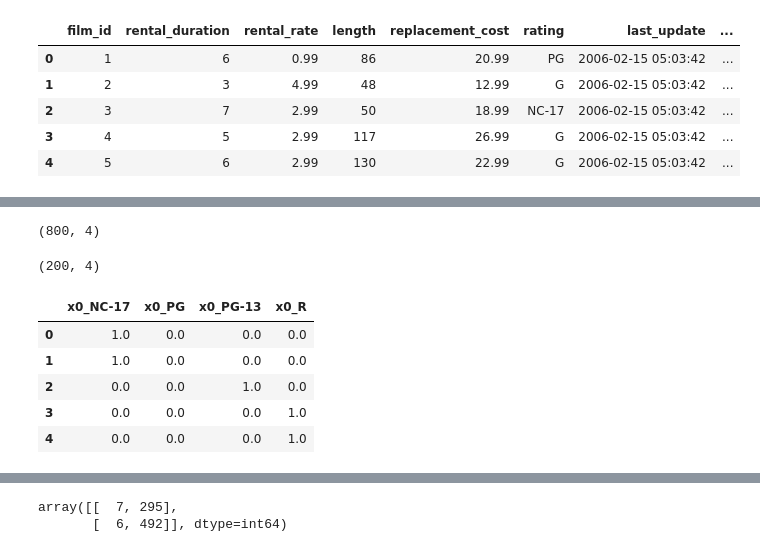
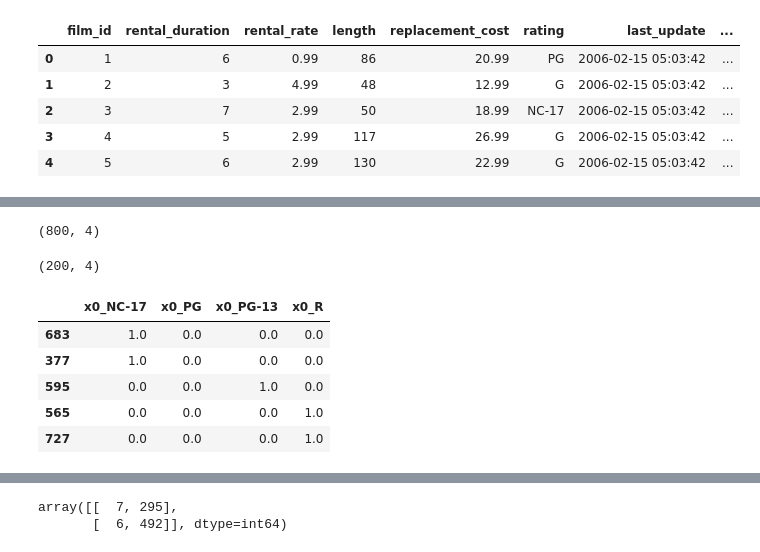
Before and after one commit to Verionyang/lab-predictions-logistic-regression, a Jupyter notebook: Lab - Making predictions with logistic regression.ipynb, the cells around one changed output, grey strips where cells are left out. Saved outputs shown, nothing was run; the diff lists cells and outputs as text; code cells hidden in the pictures.

```diff
--- a/Lab - Making predictions with logistic regression.ipynb
+++ b/Lab - Making predictions with logistic regression.ipynb
@@ -241,11 +241,11 @@ Name: rental_in_may, dtype: int64
 | 4 | 5 | 6 | 2.99 | 130 | 22.99 | G | 2006-02-15 05:03:42 | ... |
 # %%
 import numpy as np
-X = film1.drop(columns=['film_id','last_update','rental_in_may','rental_times_may'],axis=1)
+X = film1.drop(columns=['film_id','last_update','rental_times_may','rental_in_may'],axis=1)
 y = film1['rental_in_may']
 
 display(X.head())
-y
+y.head()
 # %% [output]
 |  | rental_duration | rental_rate | length | replacement_cost | rating | deleted_scenes | behind_the_scenes | ... |
 | 0 | 6 | 0.99 | 86 | 20.99 | PG | 1 | 1 | ... |
@@ -341,26 +308,26 @@ X_train_norm.head()
 # %%
 X_train_cate = X_train.select_dtypes('object')
 X_test_cate = X_test.select_dtypes('object')
 
 from sklearn.preprocessing import OneHotEncoder
 encoder = OneHotEncoder(drop='first')
 encoder.fit(X_train_cate)
 
 X_train_cate_np = encoder.transform(X_train_cate).toarray()
 X_test_cate_np = encoder.transform(X_test_cate).toarray()
 
-X_train_cat = pd.DataFrame(X_train_cate_np,columns=encoder.get_feature_names_out())
-X_test_cat = pd.DataFrame(X_test_cate_np,columns=encoder.get_feature_names_out())
+X_train_cat = pd.DataFrame(X_train_cate_np,columns=encoder.get_feature_names_out(),index=X_train_cate.index)
+X_test_cat = pd.DataFrame(X_test_cate_np,columns=encoder.get_feature_names_out(),index=X_test_cate.index)
 
 display(X_train_cat.shape)
 display(X_test_cat.shape)
 X_train_cat.head()
 # %% [output]
 (800, 4)
 (200, 4)
 |  | x0_NC-17 | x0_PG | x0_PG-13 | x0_R |
-| 0 | 1.0 | 0.0 | 0.0 | 0.0 |
-| 1 | 1.0 | 0.0 | 0.0 | 0.0 |
-| 2 | 0.0 | 0.0 | 1.0 | 0.0 |
-| 3 | 0.0 | 0.0 | 0.0 | 1.0 |
-| 4 | 0.0 | 0.0 | 0.0 | 1.0 |
+| 683 | 1.0 | 0.0 | 0.0 | 0.0 |
+| 377 | 1.0 | 0.0 | 0.0 | 0.0 |
+| 595 | 0.0 | 0.0 | 1.0 | 0.0 |
+| 565 | 0.0 | 0.0 | 0.0 | 1.0 |
+| 727 | 0.0 | 0.0 | 0.0 | 1.0 |
```
Also changed, not shown: parts of 15 cells of this notebook.
